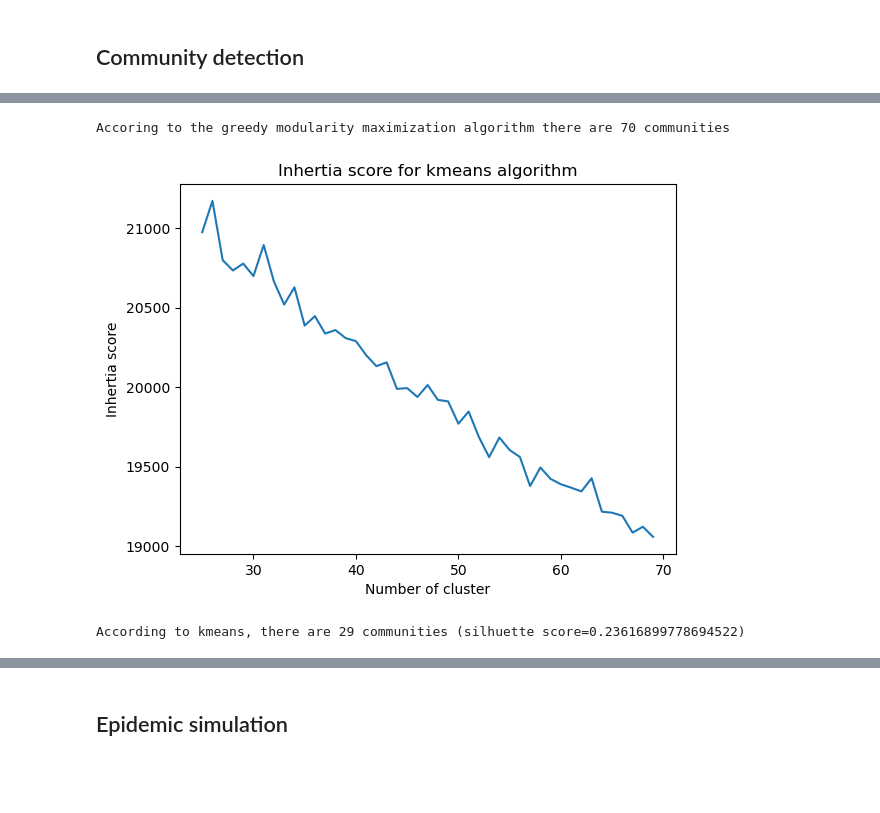
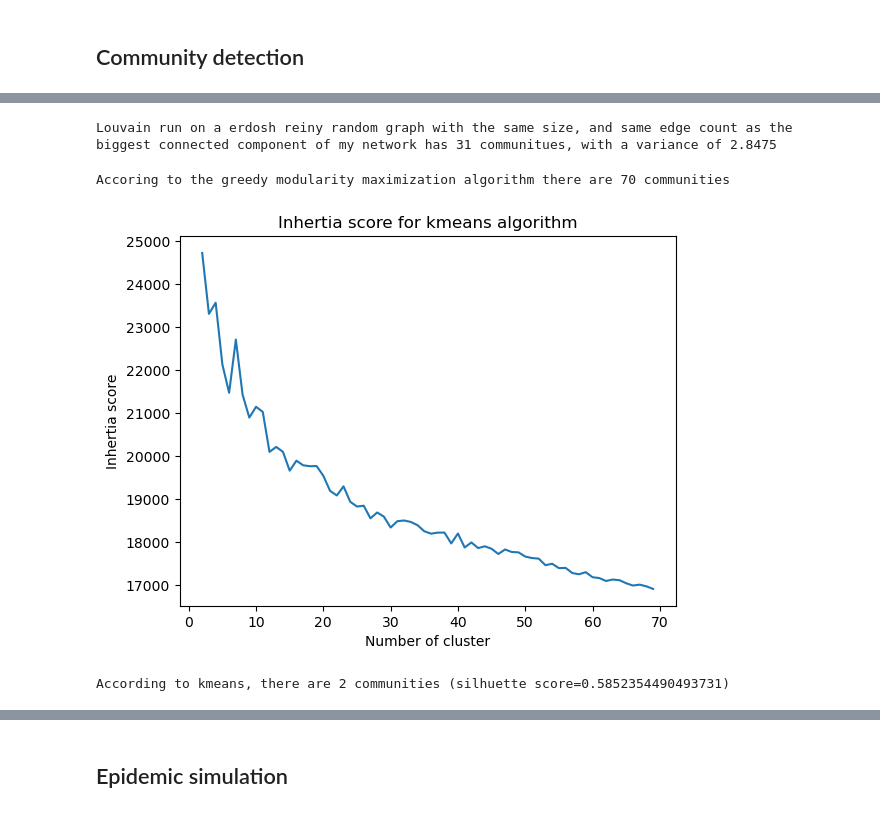
Before and after one commit to marcoSanti/AVRC-lab, a Jupyter notebook: progetto-finale/progetto-santimaria.ipynb, the cells around one changed output, grey strips where cells are left out. Cells and saved outputs as stored; diff of their text form; code cells hidden in the pictures; blank space fills up the shorter version.

```diff
--- a/progetto-finale/progetto-santimaria.ipynb
+++ b/progetto-finale/progetto-santimaria.ipynb
@@ -178,3 +179,17 @@ Accoring to the louvain algorithm there are 40 communities, with a variance of:
+# %%
+#checking against a random erdosh reiny graph idf the communitiies are the same
+ERtest = nx.gnm_random_graph(BiggestComponentNodeCount,biggestComponentEdgeCount)
+
+communitiesLouvainAssigER=[]
+communitiesLouvainER=[]
+
+for _ in range(iterationCount):
+    communitiesLouvainAssigER.append(nx.community.louvain_communities(ERtest))
+    communitiesLouvainER.append(len(communitiesLouvainAssigER[-1]))
+
+print(f"Louvain run on a erdosh reiny random graph with the same size, and same edge count as the biggest connected component of my network has {int(np.mean(communitiesLouvainER))} communitues, with a variance of {np.var(communitiesLouvainER)}")
+# %% [output]
+Louvain run on a erdosh reiny random graph with the same size, and same edge count as the biggest connected component of my network has 31 communitues, with a variance of 2.8475
 # %%
 communitiesGreedyModularity = nx.community.greedy_modularity_communities(collabGraphBiggestConnectedComponent)
 print(f"Accoring to the greedy modularity maximization algorithm there are {len(communitiesGreedyModularity)} communities")
@@ -186,30 +201,30 @@ Accoring to the greedy modularity maximization algorithm there are 70 communitie
 # %%
 #has the graph a hierarchical structure?
 #testing with kmeans from k=390 to k=420
 from sklearn.metrics import silhouette_score
 from sklearn.cluster import KMeans
 import warnings
 warnings.filterwarnings("ignore")
 
-data = nx.to_numpy_array(collabGraph)
+data = nx.to_numpy_array(collabGraphBiggestConnectedComponent)
 labels = []
 sse = {}
 silScore = []
 
 for k in range(2, 70,1):
     kmeans = KMeans(n_clusters=k, max_iter=100).fit(data)
     labels.append(kmeans.labels_)
     silScore.append([k, silhouette_score(data, labels=labels[-1])])
     sse[k] = kmeans.inertia_ # Inertia: Sum of distances of samples to their closest cluster center
 plt.figure()
 plt.plot(list(sse.keys()), list(sse.values()))
 plt.xlabel("Number of cluster")
 plt.ylabel("Inhertia score")
 plt.title("Inhertia score for kmeans algorithm")
 plt.show()
 
 kMeansResult = max(silScore, key=lambda x: x[1])
 print(f"According to kmeans, there are {kMeansResult[0]} communities (silhuette score={kMeansResult[1]})")
 # %% [output]
-[figure, old version]
+[figure, new version]
-According to kmeans, there are 29 communities (silhuette score=0.23616899778694522)
+According to kmeans, there are 2 communities (silhuette score=0.5852354490493731)
```
Also changed, not shown: parts of 5 cells of this notebook.
